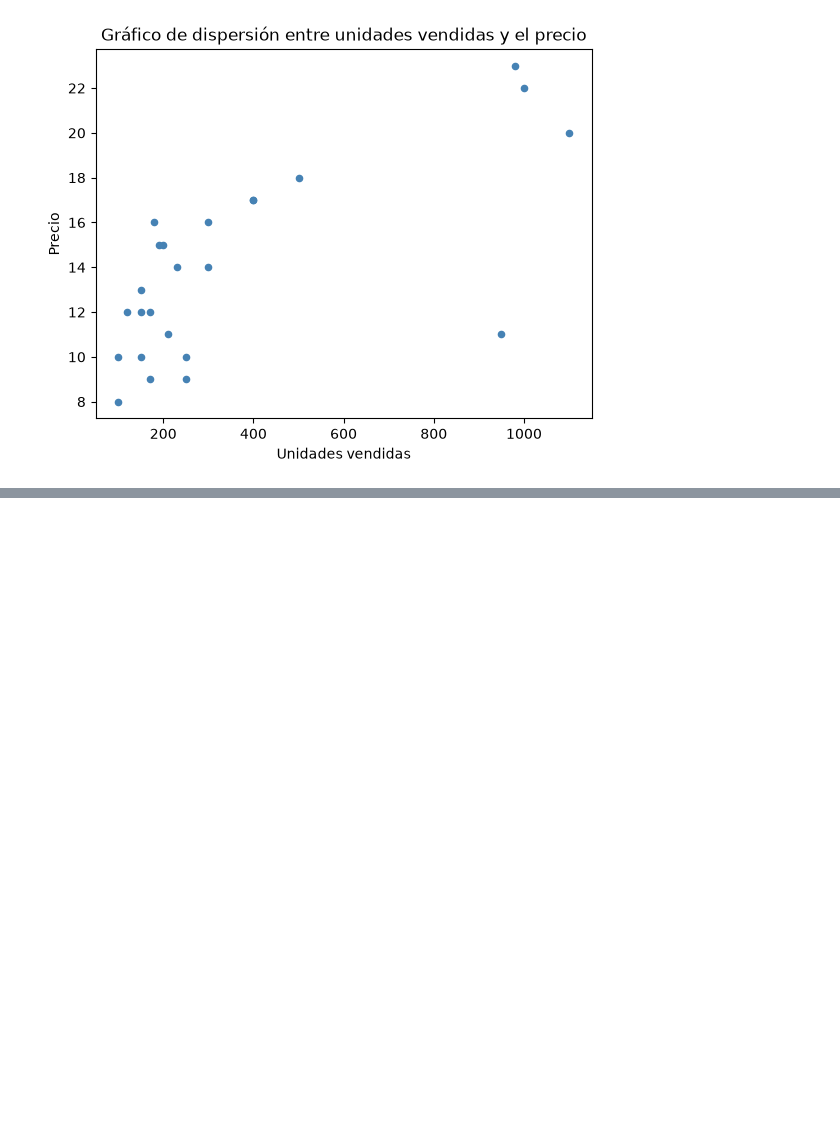
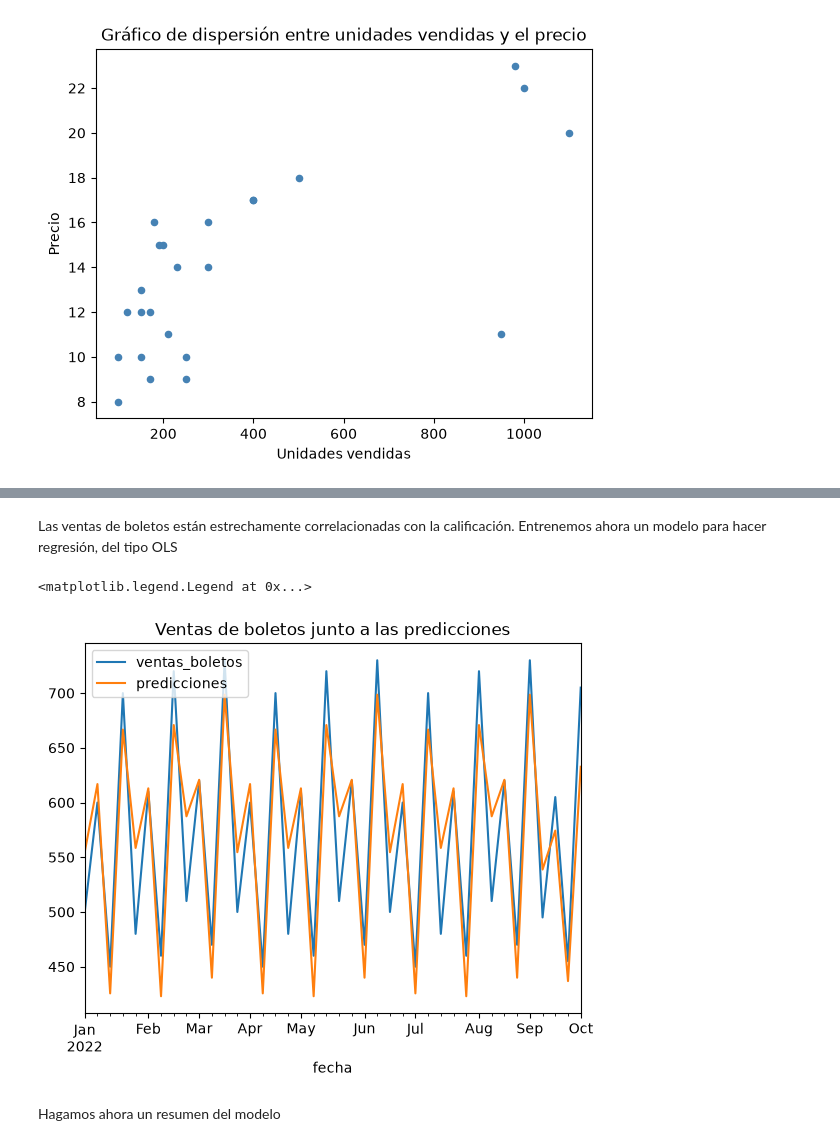
Before and after one commit to samuelmzc/Desarrollo_Soluciones_IA_UNIR, a Jupyter notebook: 0_Programacion_en_Python/lab4_training.ipynb, the cells around one changed output, grey strips where cells are left out. Drawn from its saved outputs; the diff is of its cells as text; code cells hidden in the pictures; blank space fills up the shorter version.

```diff
--- a/0_Programacion_en_Python/lab4_training.ipynb
+++ b/0_Programacion_en_Python/lab4_training.ipynb
@@ -75,0 +215,23 @@ publicidad_1                0.505473  0.722081      1.000000
+# %% [markdown]
+Las ventas de boletos están estrechamente correlacionadas con la calificación. Entrenemos ahora un modelo para hacer regresión, del tipo OLS
+# %%
+predictors = df[["calificacion", "eventos_promocionales", "participacion_promocion"]]
+predictors["intercept"] = 1
+target = df["ventas_boletos"]
+
+
+rl = sm.OLS(target, predictors)
+rl = rl.fit()
+# %%
+predictions = rl.predict(predictors)
+# %%
+df["predicciones"] = predictions
+# %%
+df.plot(y = ["ventas_boletos", "predicciones"])
+plt.title("Ventas de boletos junto a las predicciones")
+plt.legend(loc = "upper left")
+# %% [output]
+<matplotlib.legend.Legend at 0x...>
+[figure, added]
+# %% [markdown]
+Hagamos ahora un resumen del modelo
```
Also changed, not shown: parts of 30 cells of this notebook, 10 other files.
